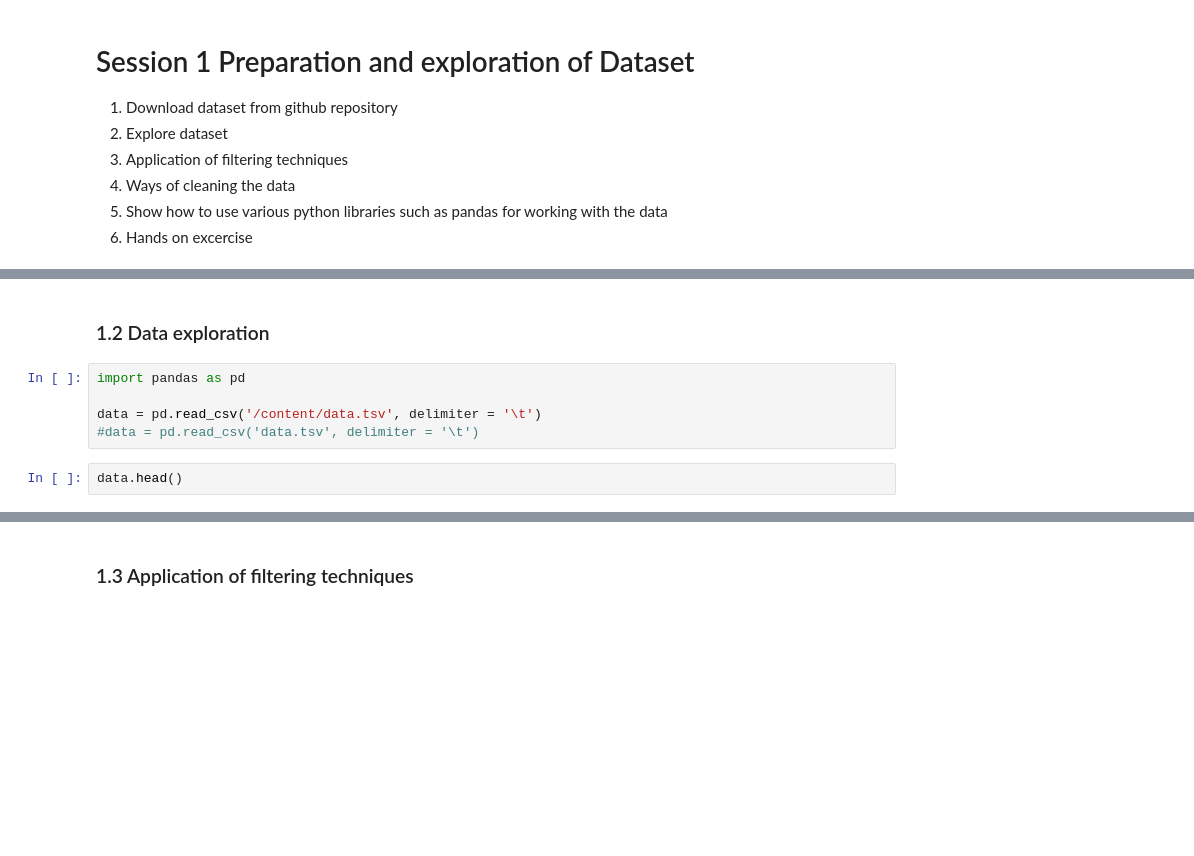
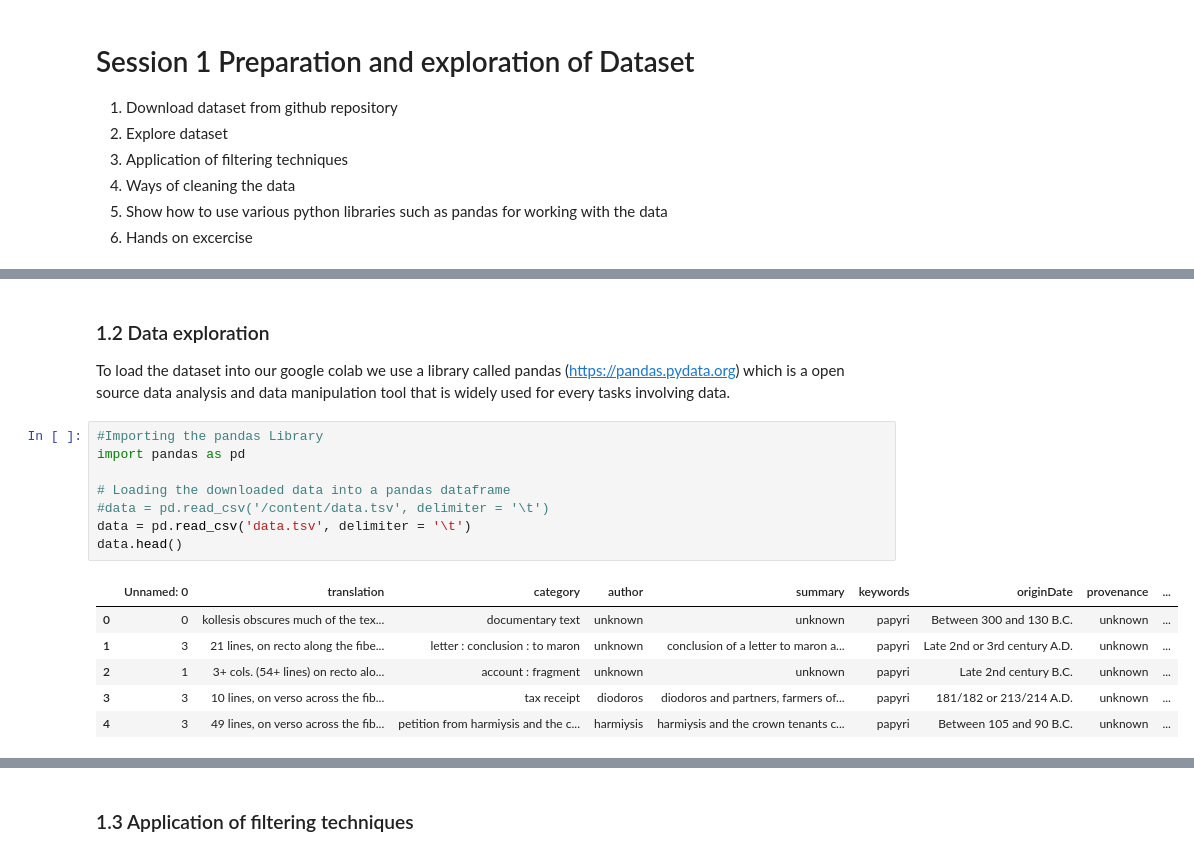
Before and after one commit to auwalsoe/encode_nlp_workshop_2023, a Jupyter notebook: notebooks/session_1_data_exploration.ipynb, the cells around one changed output, grey strips where cells are left out. Saved outputs shown, nothing was run; the diff lists cells and outputs as text; blank space fills up the shorter version.

```diff
--- a/notebooks/session_1_data_exploration.ipynb
+++ b/notebooks/session_1_data_exploration.ipynb
@@ -15,9 +27,18 @@
-# %% [markdown]
-### 1.2 Data exploration
+# %% [markdown]
+### 1.2 Data exploration
+To load the dataset into our google colab we use a library called pandas (https://pandas.pydata.org) which is a open source data analysis and data manipulation tool that is widely used for every tasks involving data.
 # %%
+#Importing the pandas Library
 import pandas as pd
 
-data = pd.read_csv('/content/data.tsv', delimiter = '\t')
-#data = pd.read_csv('data.tsv', delimiter = '\t')
+# Loading the downloaded data into a pandas dataframe
+#data = pd.read_csv('/content/data.tsv', delimiter = '\t')
+data = pd.read_csv('data.tsv', delimiter = '\t')
+data.head()
+# %% [output]
+|  | Unnamed: 0 | translation | category | author | summary | keywords | originDate | provenance | ... |
+| 0 | 0 | kollesis obscures much of the tex... | documentary text | unknown | unknown | papyri | Between 300 and 130 B.C. | unknown | ... |
+| 1 | 3 | 21 lines, on recto along the fibe... | letter : conclusion : to maron | unknown | conclusion of a letter to maron a... | papyri | Late 2nd or 3rd century A.D. | unknown | ... |
+| 2 | 1 | 3+ cols. (54+ lines) on recto alo... | account : fragment | unknown | unknown | papyri | Late 2nd century B.C. | unknown | ... |
+| 3 | 3 | 10 lines, on verso across the fib... | tax receipt | diodoros | diodoros and partners, farmers of... | papyri | 181/182 or 213/214 A.D. | unknown | ... |
+| 4 | 3 | 49 lines, on verso across the fib... | petition from harmiysis and the c... | harmiysis | harmiysis and the crown tenants c... | papyri | Between 105 and 90 B.C. | unknown | ... |
-# %%
-data.head()
```
Also changed, not shown: parts of 8 cells of this notebook.
